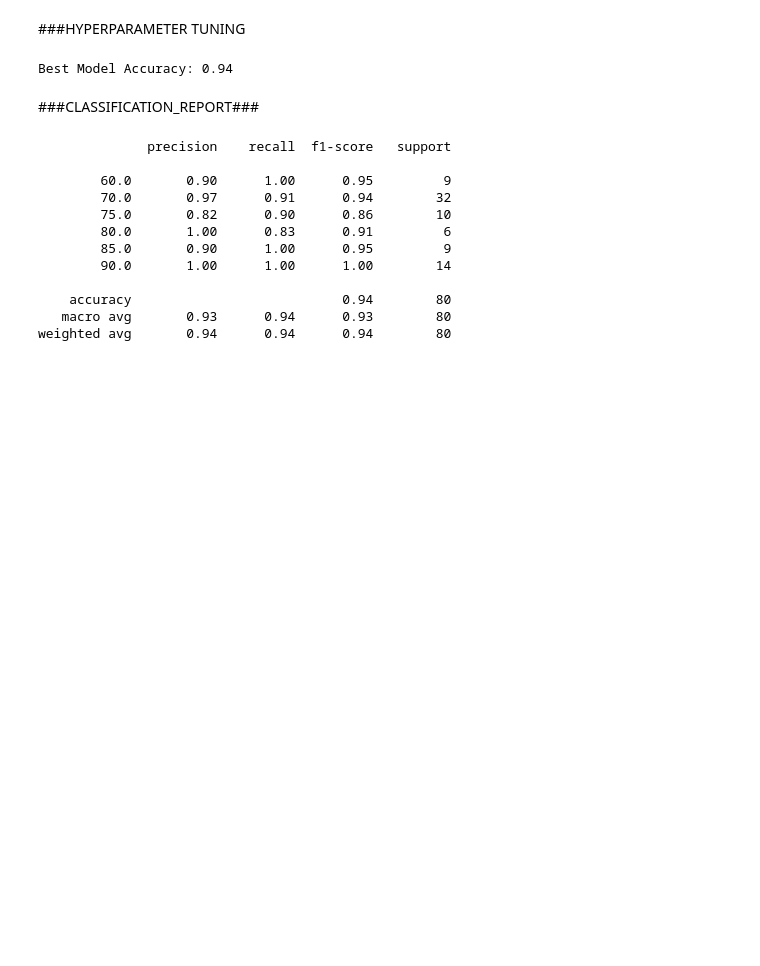
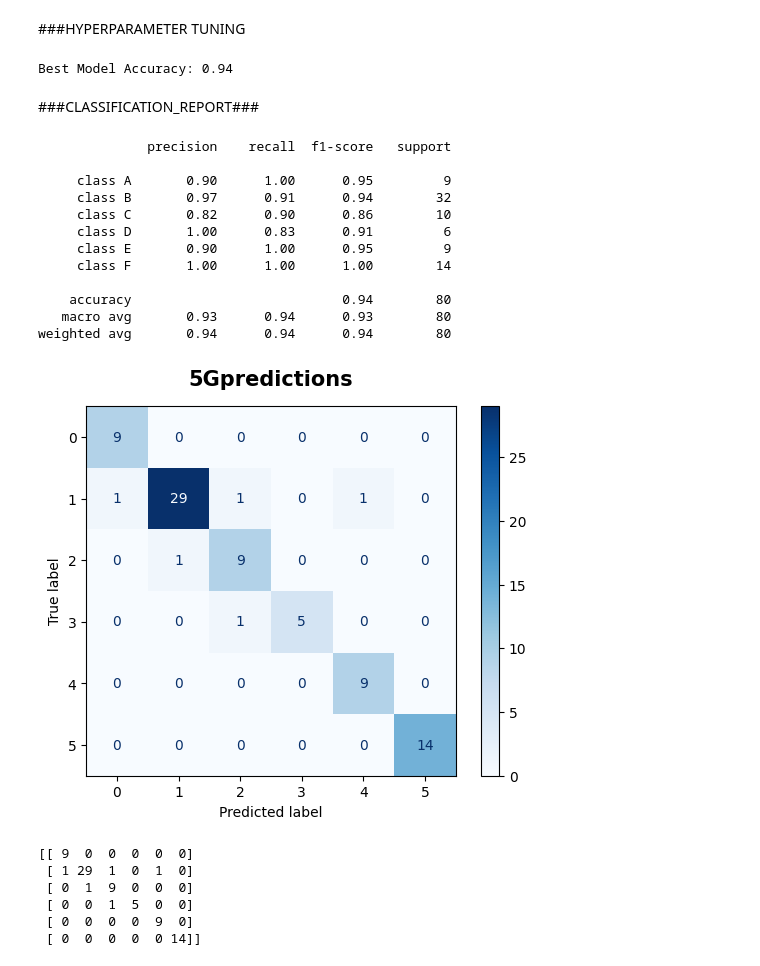
Before and after one commit to Sulavsir/5G-service-prediction, a Jupyter notebook: MLpreds.ipynb, the cells around one changed output. Cells and saved outputs as stored; diff of their text form; code cells hidden in the pictures; blank space fills up the shorter version.

```diff
--- a/MLpreds.ipynb
+++ b/MLpreds.ipynb
@@ -116,3 +116,5 @@ df=df.drop('Application_Type',axis=1)
+# %%
+df=df.drop('Minute')
 # %%
 data=pd.concat([df,App],axis=1)
 # %%
@@ -286,19 +288,36 @@ Best Model Accuracy: 0.94
 # %% [markdown]
 ###CLASSIFICATION_REPORT###
 # %%
-from sklearn.metrics import classification_report
-report = classification_report(y_test, y_pred)
-print(report)
 # %% [output]
               precision    recall  f1-score   support
 
-        60.0       0.90      1.00      0.95         9
-        70.0       0.97      0.91      0.94        32
-        75.0       0.82      0.90      0.86        10
-        80.0       1.00      0.83      0.91         6
-        85.0       0.90      1.00      0.95         9
-        90.0       1.00      1.00      1.00        14
+     class A       0.90      1.00      0.95         9
+     class B       0.97      0.91      0.94        32
+     class C       0.82      0.90      0.86        10
+     class D       1.00      0.83      0.91         6
+     class E       0.90      1.00      0.95         9
+     class F       1.00      1.00      1.00        14
 
     accuracy                           0.94        80
    macro avg       0.93      0.94      0.93        80
 weighted avg       0.94      0.94      0.94        80
+# %%
+#plotting confusion matrix
+from sklearn.metrics import confusion_matrix, ConfusionMatrixDisplay, classification_report
+best_model.fit(X_train, y_train)
+cm = confusion_matrix(y_test, y_pred)
+disp_log = ConfusionMatrixDisplay(confusion_matrix=cm)
+disp_log = disp_log.plot(cmap=plt.cm.Blues,values_format='g')
+plt.title("5Gpredictions", pad= 15, fontsize= 15, fontweight= "bold")
+plt.show()
+# %% [output]
+[figure, added]
+# %%
+print(cm)
+# %% [output]
+[[ 9  0  0  0  0  0]
+ [ 1 29  1  0  1  0]
+ [ 0  1  9  0  0  0]
+ [ 0  0  1  5  0  0]
+ [ 0  0  0  0  9  0]
+ [ 0  0  0  0  0 14]]
```
Also changed, not shown: parts of 6 cells of this notebook.
